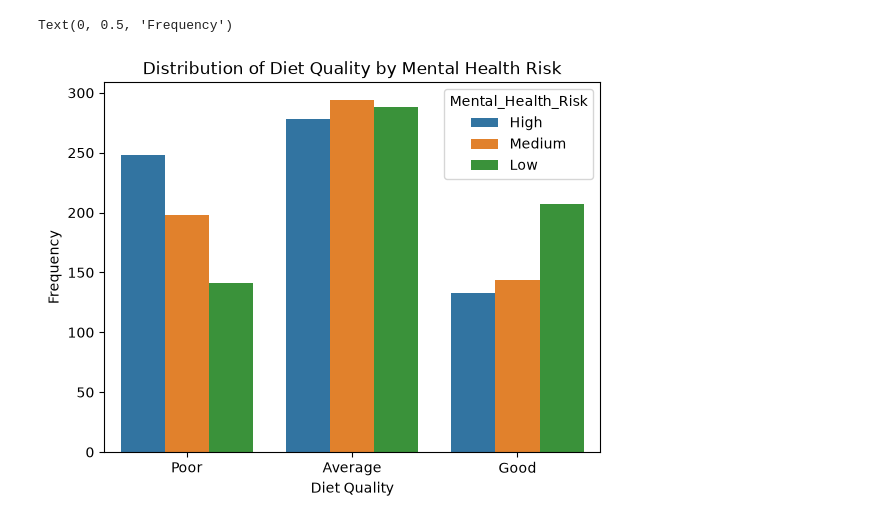
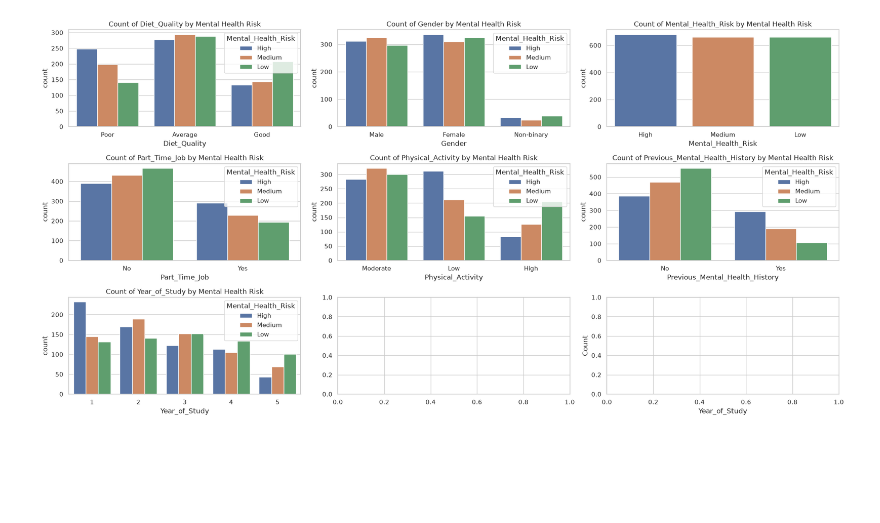
Before and after one commit to reda-guemry/risque-de-sant-mentale, a Jupyter notebook: notebooks/01_eda.ipynb, the cells around one changed output. Saved outputs shown, nothing was run; the diff lists cells and outputs as text; code cells hidden in the pictures; blank space fills up the shorter version.

```diff
--- a/notebooks/01_eda.ipynb
+++ b/notebooks/01_eda.ipynb
@@ -113,8 +270,14 @@ plt.tight_layout()
-# %%
-sns.countplot(data=df, x='Diet_Quality', hue='Mental_Health_Risk')
-plt.title('Distribution of Diet Quality by Mental Health Risk')
-plt.xlabel('Diet Quality')
-plt.ylabel('Frequency')
-# %% [output]
-Text(0, 0.5, 'Frequency')
-[figure, removed]
+# %%
+cat_col = df.select_dtypes(include='object').columns.drop('Student_ID').union(['Year_of_Study']).tolist()
+
+fig, ax = plt.subplots(3 , 3,figsize=(20, 10))
+
+for i, (col, ax) in enumerate(zip(cat_col, ax.flatten())):
+    sns.countplot(data=df, x=col, hue='Mental_Health_Risk', ax=ax)
+    ax.set_title(f'Count of {col} by Mental Health Risk')
+    plt.xlabel(col)
+    plt.ylabel('Count')
+
+plt.tight_layout()
+# %% [output]
+[figure, added]
```
Also changed, not shown: parts of 39 cells of this notebook, 6 other files.
